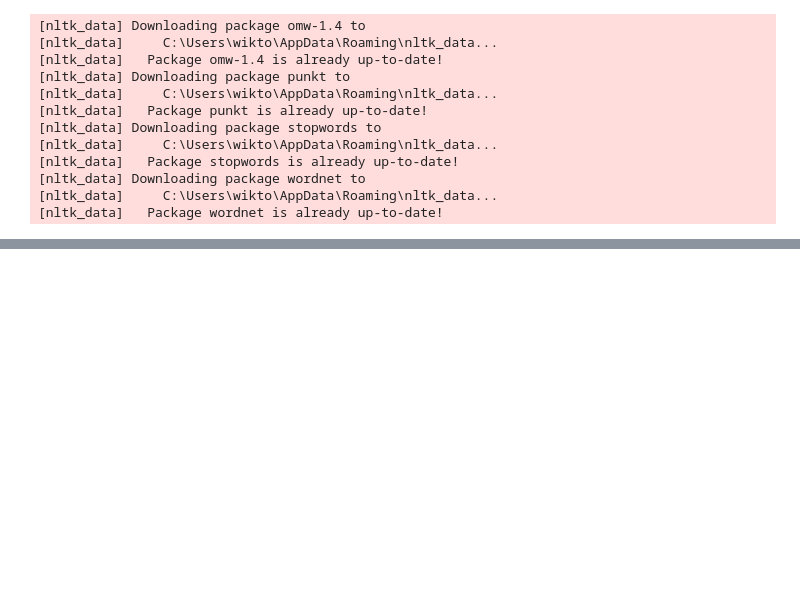
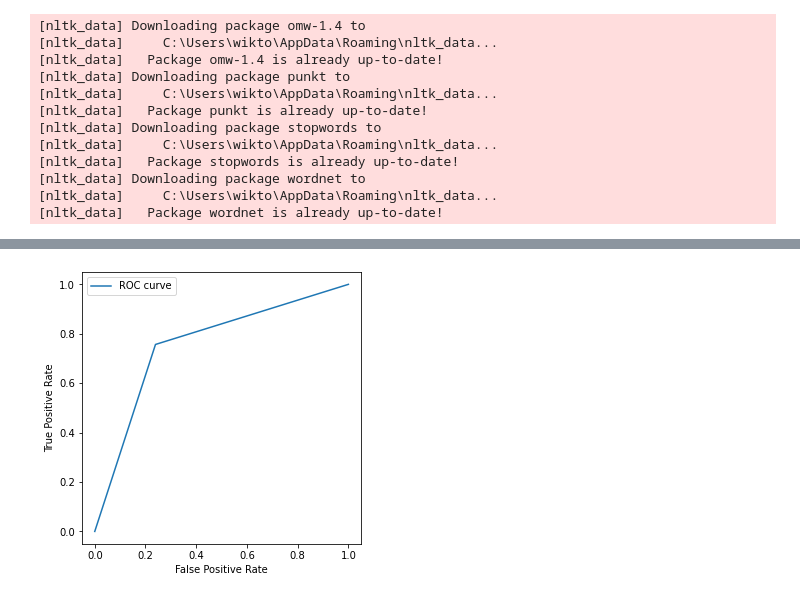
Before and after one commit to sikor-22/harnasieBytehack, a Jupyter notebook: model_kaggle.ipynb, the cells around one changed output, grey strips where cells are left out. Cells and saved outputs as stored; diff of their text form; code cells hidden in the pictures; blank space fills up the shorter version.

```diff
--- a/model_kaggle.ipynb
+++ b/model_kaggle.ipynb
@@ -115,0 +176,3 @@ KeyboardInterrupt:
+# %%
+# splitting the dataset into test and train
+X_train, X_test, y_train, y_test = train_test_split(X, y, test_size=0.30,random_state=42)
@@ -115,0 +217,7 @@ KeyboardInterrupt:
+# %%
+from sklearn.linear_model import LogisticRegression
+logistic = LogisticRegression(solver='liblinear').fit(X_train,y_train)
+y_pred2= logistic.predict(X_test)
+print(confusion_matrix(y_pred2,y_test))
+
+print(classification_report(y_pred2,y_test))
@@ -115,0 +235,10 @@ KeyboardInterrupt:
+# %%
+fpr_dt_1, tpr_dt_1,_ = roc_curve(y_test,y_pred2)
+plt.plot(fpr_dt_1,tpr_dt_1,label = "ROC curve")
+plt.xlabel('False Positive Rate')
+plt.ylabel('True Positive Rate')
+plt.legend()
+plt.gcf().set_size_inches(5, 5)
+plt.show()
+# %% [output]
+[figure, added]
```
Also changed, not shown: parts of 23 cells of this notebook, 3 other files.
